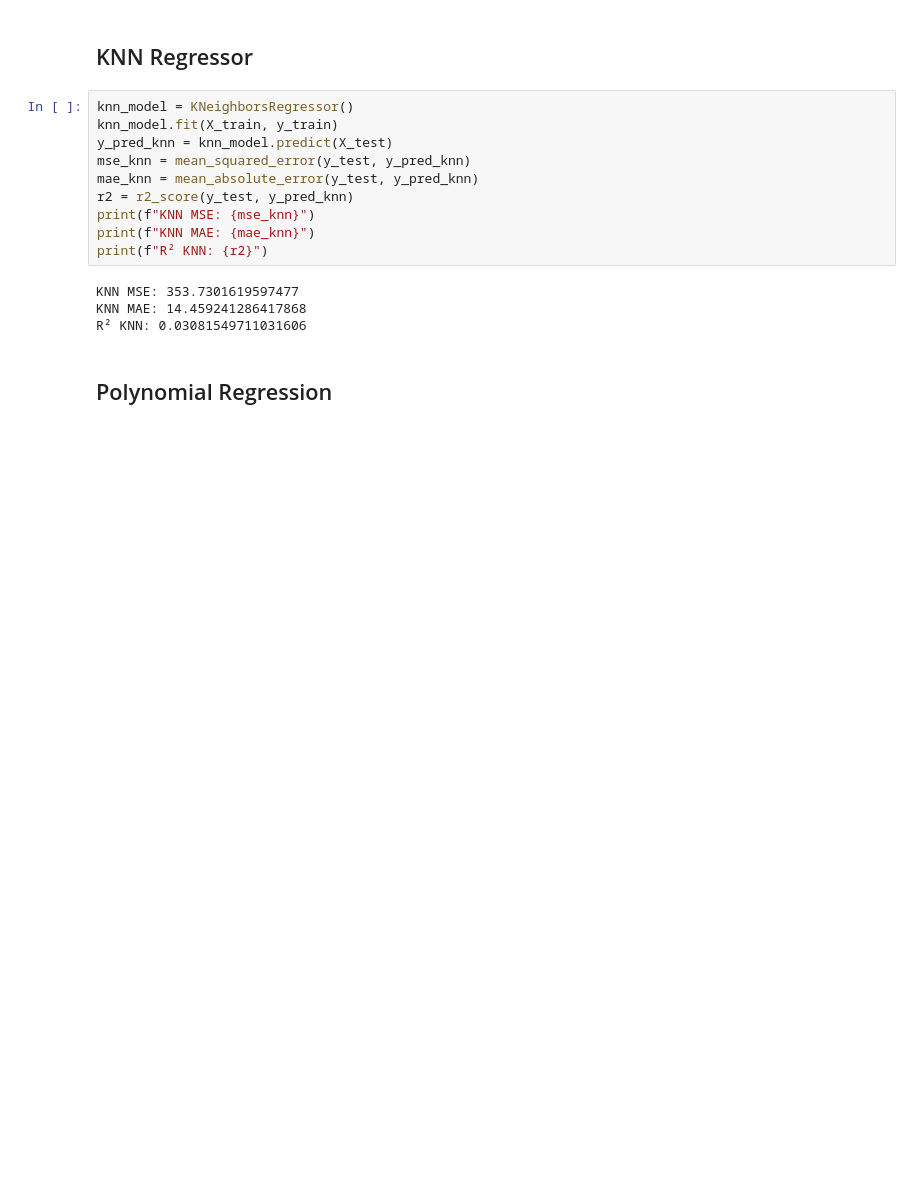
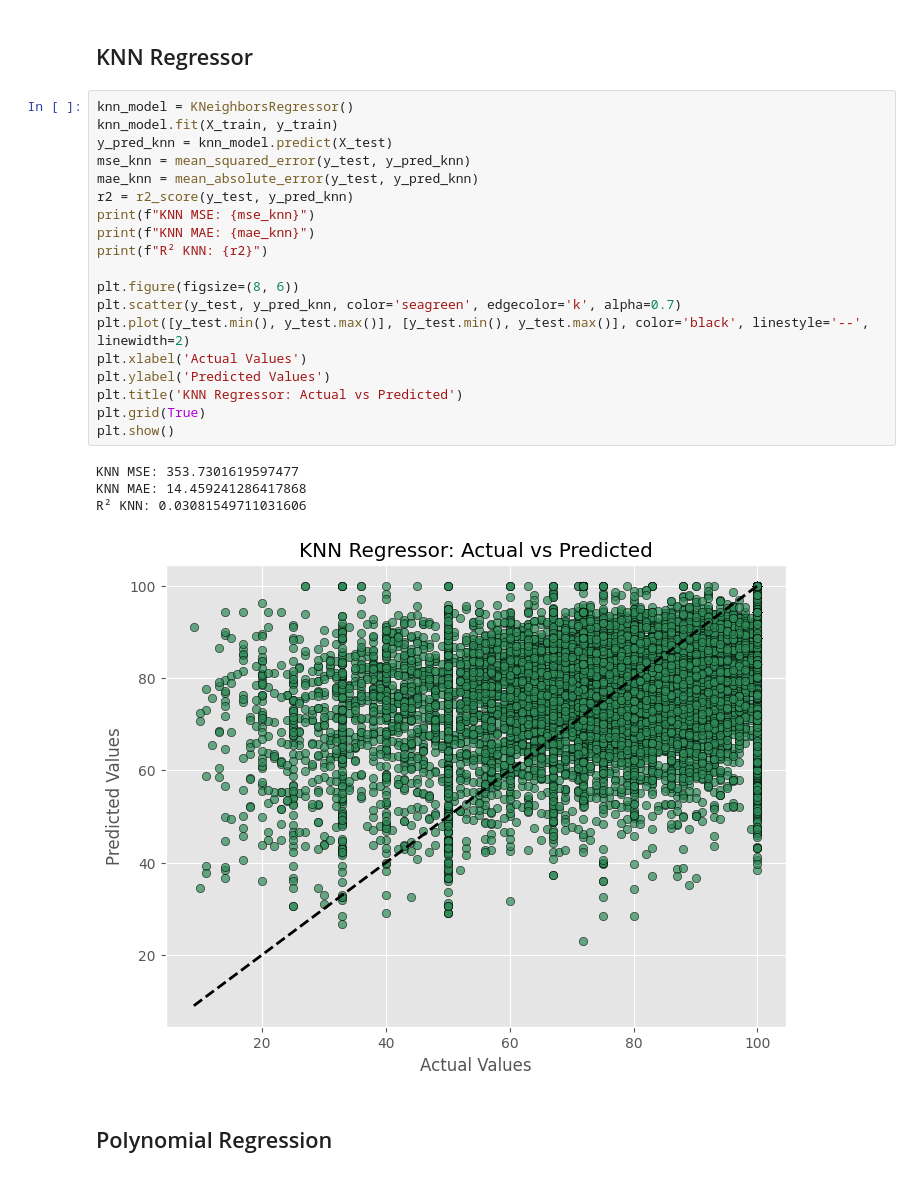
Before and after one commit to ahany42/SteamGamesPredictions, a Jupyter notebook: notebook.ipynb, the cells around one changed output. Saved outputs shown, nothing was run; the diff lists cells and outputs as text; blank space fills up the shorter version.

```diff
--- a/notebook.ipynb
+++ b/notebook.ipynb
@@ -1305,17 +1332,27 @@ MLP R²: 0.0089
 # %%
 knn_model = KNeighborsRegressor()
 knn_model.fit(X_train, y_train)
 y_pred_knn = knn_model.predict(X_test)
 mse_knn = mean_squared_error(y_test, y_pred_knn)
 mae_knn = mean_absolute_error(y_test, y_pred_knn)
 r2 = r2_score(y_test, y_pred_knn)
 print(f"KNN MSE: {mse_knn}")
 print(f"KNN MAE: {mae_knn}")
 print(f"R² KNN: {r2}")
+
+plt.figure(figsize=(8, 6))
+plt.scatter(y_test, y_pred_knn, color='seagreen', edgecolor='k', alpha=0.7)
+plt.plot([y_test.min(), y_test.max()], [y_test.min(), y_test.max()], color='black', linestyle='--', linewidth=2)
+plt.xlabel('Actual Values')
+plt.ylabel('Predicted Values')
+plt.title('KNN Regressor: Actual vs Predicted')
+plt.grid(True)
+plt.show()
 # %% [output]
 KNN MSE: 353.7301619597477
 KNN MAE: 14.459241286417868
 R² KNN: 0.03081549711031606
+[figure, added]
 # %% [markdown]
 ## Polynomial Regression
 # %%
```
Also changed, not shown: parts of 11 cells of this notebook.
